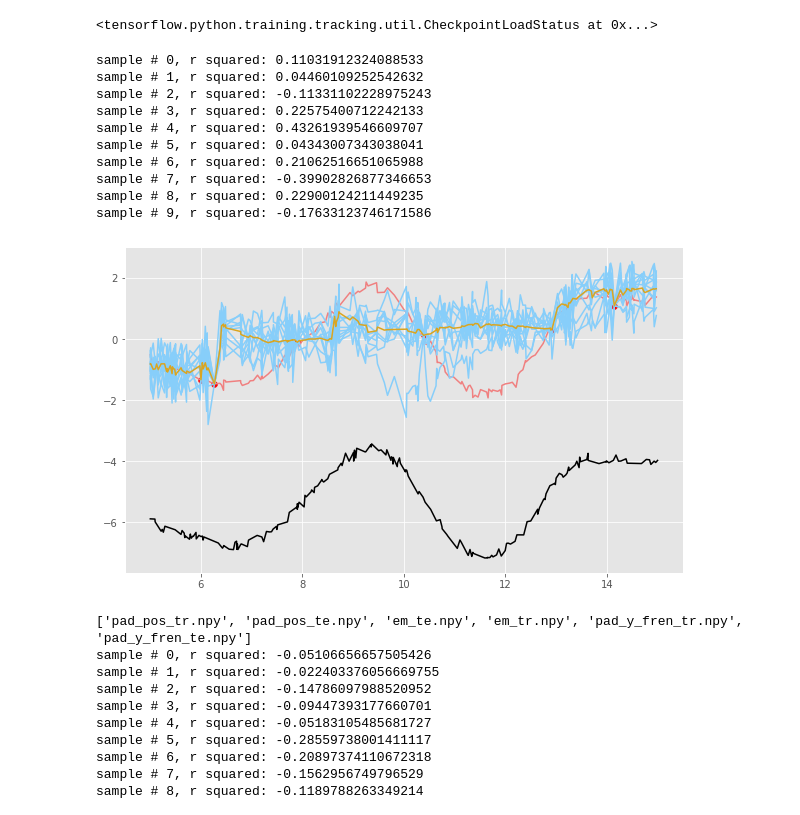
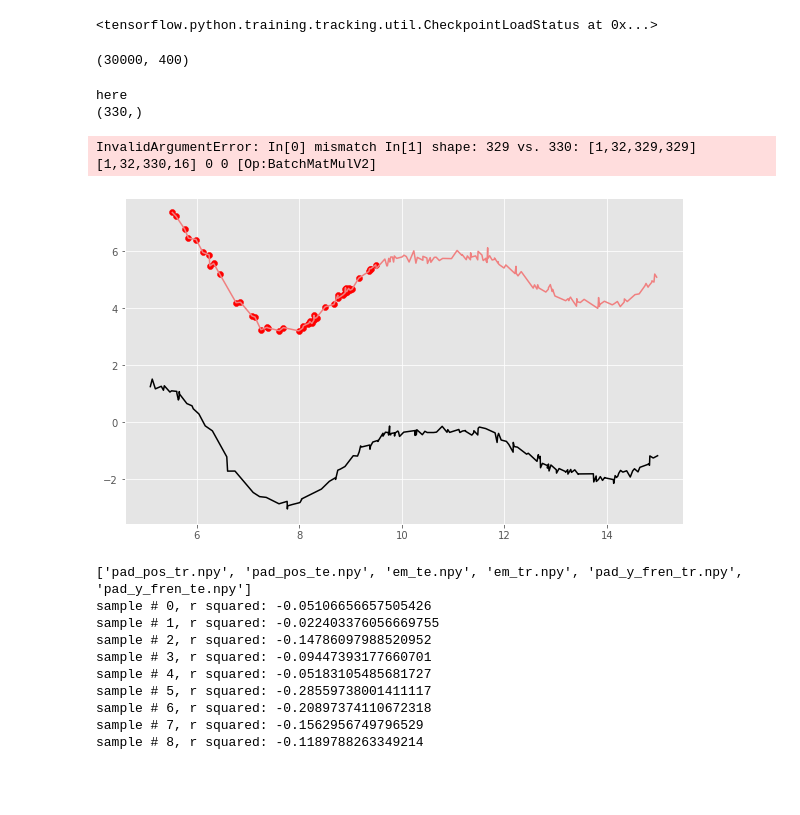
Before and after one commit to oremnirv/attention, a Jupyter notebook: notebooks/UNN_inference.ipynb, the cells around one changed output. Saved outputs shown, nothing was run; the diff lists cells and outputs as text; code cells hidden in the pictures; blank space fills up the shorter version.

```diff
--- a/notebooks/UNN_inference.ipynb
+++ b/notebooks/UNN_inference.ipynb
@@ -29,11 +30,11 @@ else:
 # %%
-run = 2
+run = 7
 name_comp = 'run_' + str(run)
 folder = save_dir + '/ckpt/check_' + name_comp;
 # %%
 train_step, test_step, loss_object, train_loss, test_loss, m_tr, m_te = grapher.build_graph()
 # %%
-ℯ = 512; l = [256, 256, 64, 32];  heads = 32; context = 75; order = False; consec = False
+ℯ = 512; l = [256, 256, 64, 32];  heads = 32; context = 10; order = True; consec = False
 ℯ, l1, _, l2, l3 = helpers.load_spec(folder, ℯ, l, context_p = context, d = d);
 # %%
 if d:
@@ -47,26 +48,23 @@ manager = tf.train.CheckpointManager(ckpt, folder, max_to_keep=3)
 ckpt.restore(manager.latest_checkpoint)
 # %% [output]
 <tensorflow.python.training.tracking.util.CheckpointLoadStatus at 0x...>
+# %%
+data[2].shape
+# %% [output]
+(30000, 400)
 # %%
 if d:
-    idx = int(77)
-    plotter.infer_plot2D(decoder, data[2][idx, :], data[6][idx, :], data[3][idx, :], data[0][idx, :], samples = 10, num_steps = 999, consec = consec, order = order, context_p = 10)
+    idx = int(np.random.choice(np.arange(0, 30000, 1), 1))
+    plotter.infer_plot2D(decoder, data[2][idx, :], data[6][idx, :], data[3][idx, :], data[0][idx, :], samples = 10, num_steps = 999, consec = consec, order = order, context_p = 50)
 
 else:
     idx = int(1601)
     plotter.infer_plot(decoder, em = data[2][idx, :], x = data[1][idx, :], y = data[-1][idx, :], num_steps = 150, samples = 100, context_p = context, order = order, consec = consec)
 # %% [output]
-sample # 0, r squared: 0.11031912324088533
-sample # 1, r squared: 0.04460109252542632
-sample # 2, r squared: -0.11331102228975243
-sample # 3, r squared: 0.22575400712242133
-sample # 4, r squared: 0.43261939546609707
-sample # 5, r squared: 0.04343007343038041
-sample # 6, r squared: 0.21062516651065988
-sample # 7, r squared: -0.39902826877346653
-sample # 8, r squared: 0.22900124211449235
-sample # 9, r squared: -0.17633123746171586
+here
+(330,)
+InvalidArgumentError: In[0] mismatch In[1] shape: 329 vs. 330: [1,32,329,329] [1,32,330,16] 0 0 [Op:BatchMatMulV2]
-[figure, old version]
+[figure, new version]
 # %%
 plotter.all_inference(consec = True)
 # %% [output]
```
Also changed, not shown: parts of 2 cells of this notebook, 1 other file.
